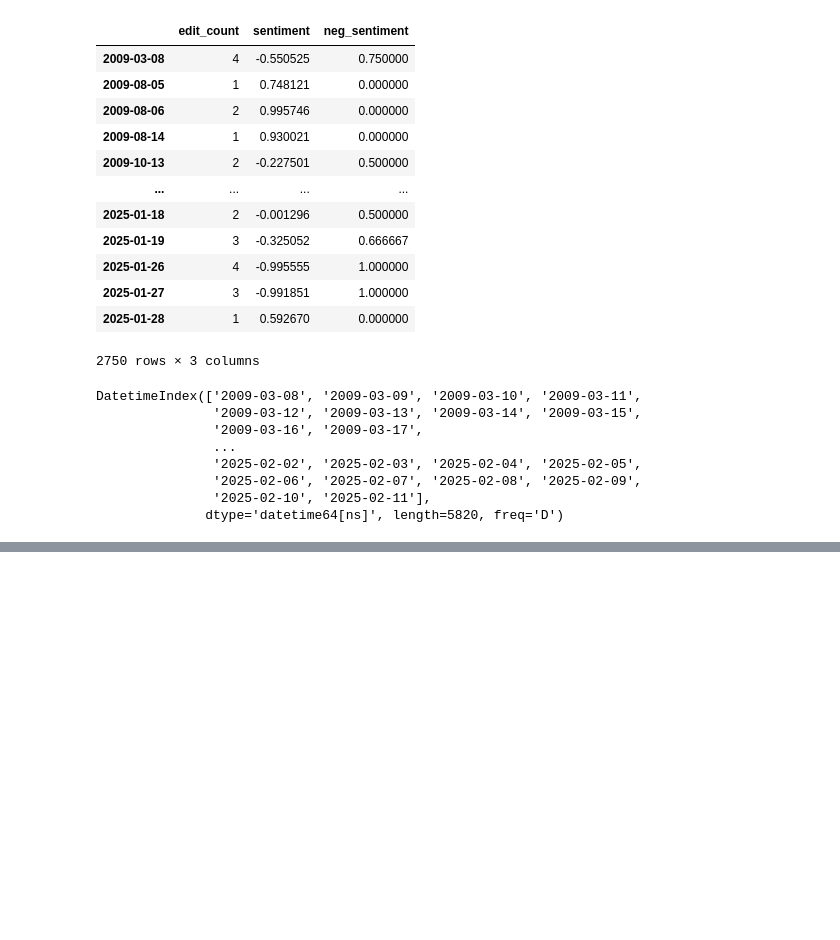
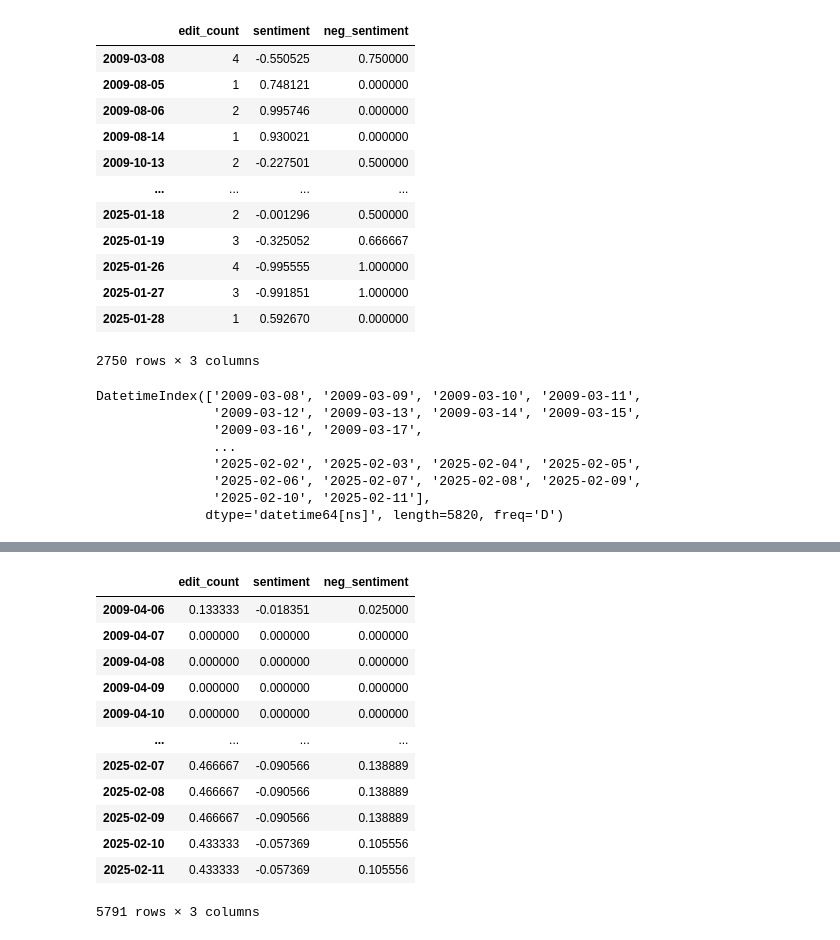
Before and after one commit to ygebre1/bitcoin-price-predictor, a Jupyter notebook: sentiments_live.ipynb, the cells around one changed output, grey strips where cells are left out. Drawn from its saved outputs; the diff is of its cells as text; code cells hidden in the pictures; blank space fills up the shorter version.

```diff
--- a/sentiments_live.ipynb
+++ b/sentiments_live.ipynb
@@ -224,0 +261,18 @@ DatetimeIndex(['2009-03-08', '2009-03-09', '2009-03-10', '2009-03-11',
+# %%
+rolling_edits = rolling_edits.dropna()
+# %%
+rolling_edits
+# %% [output]
+|  | edit_count | sentiment | neg_sentiment |
+| 2009-04-06 | 0.133333 | -0.018351 | 0.025000 |
+| 2009-04-07 | 0.000000 | 0.000000 | 0.000000 |
+| 2009-04-08 | 0.000000 | 0.000000 | 0.000000 |
+| 2009-04-09 | 0.000000 | 0.000000 | 0.000000 |
+| 2009-04-10 | 0.000000 | 0.000000 | 0.000000 |
+| ... | ... | ... | ... |
+| 2025-02-07 | 0.466667 | -0.090566 | 0.138889 |
+| 2025-02-08 | 0.466667 | -0.090566 | 0.138889 |
+| 2025-02-09 | 0.466667 | -0.090566 | 0.138889 |
+| 2025-02-10 | 0.433333 | -0.057369 | 0.105556 |
+| 2025-02-11 | 0.433333 | -0.057369 | 0.105556 |
+5791 rows × 3 columns
```
Also changed, not shown: parts of 5 cells of this notebook.
